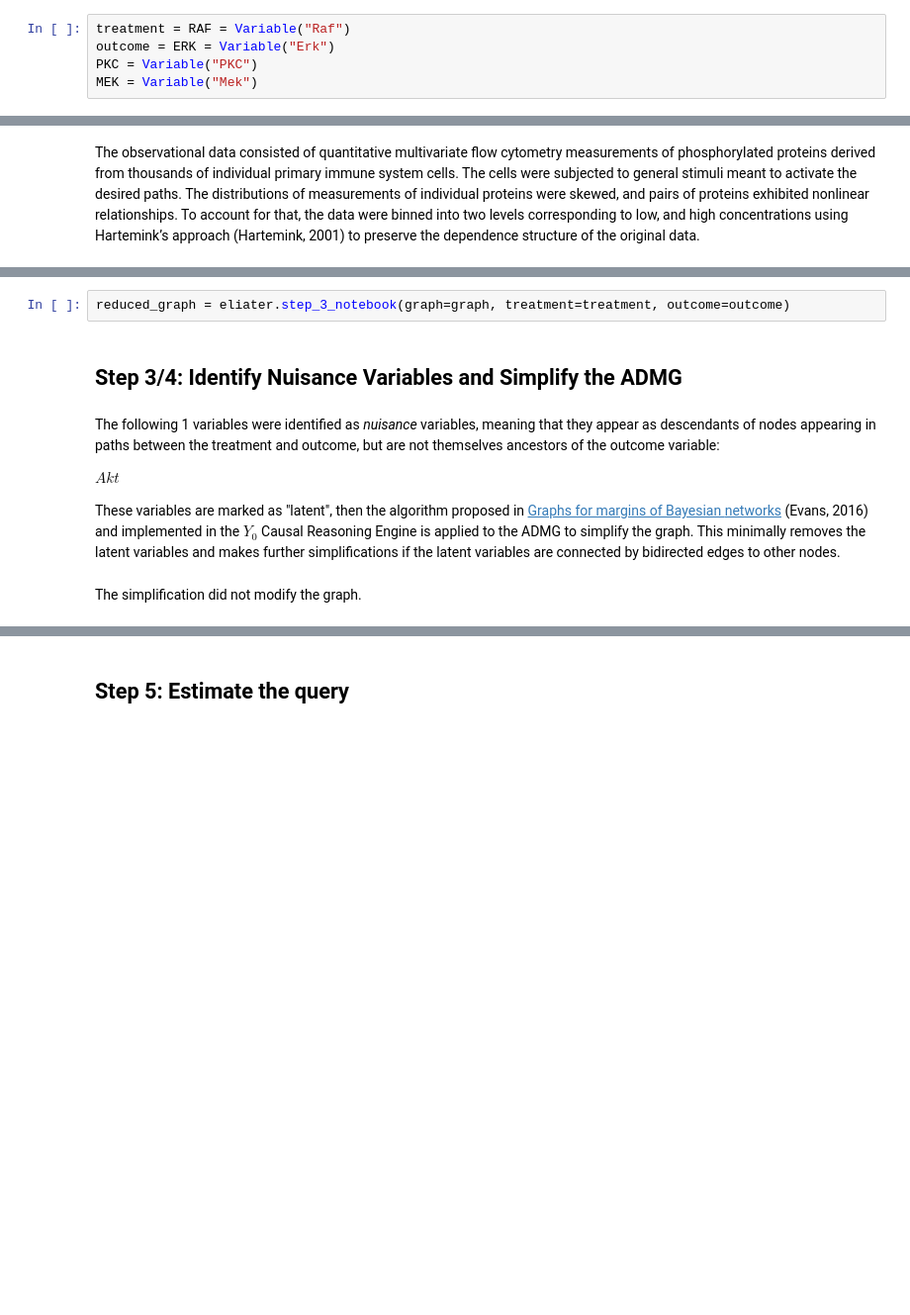
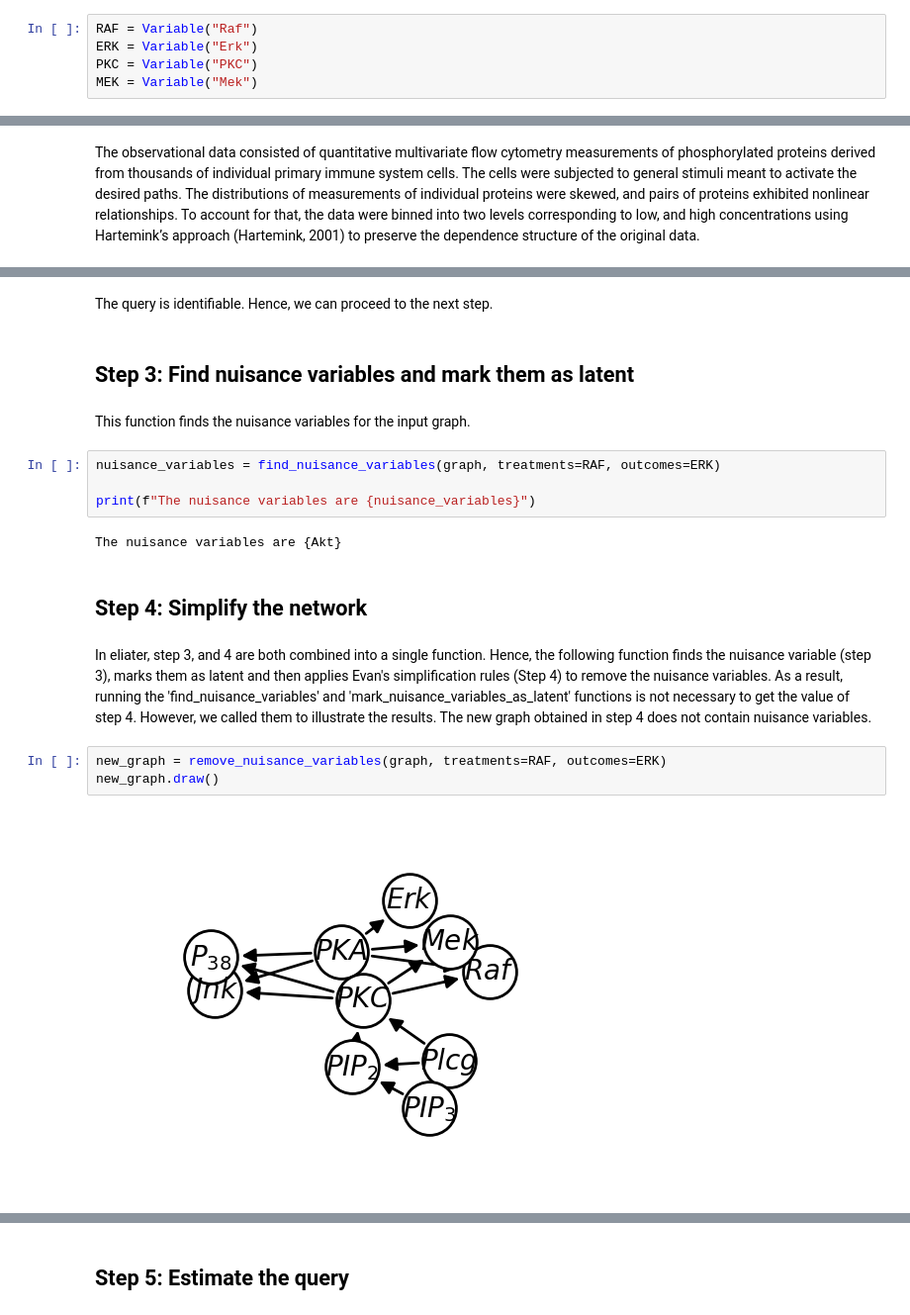
Before and after one commit to y0-causal-inference/eliater, a Jupyter notebook: notebooks/Case_study2_The_Tsignaling_pathway.ipynb, the cells around one changed output, grey strips where cells are left out. Shown at 99% size. Saved outputs shown, nothing was run; the diff lists cells and outputs as text; blank space fills up the shorter version.

Commit message:
Adding original notebooks without utils

```diff
--- a/notebooks/Case_study2_The_Tsignaling_pathway.ipynb
+++ b/notebooks/Case_study2_The_Tsignaling_pathway.ipynb
@@ -18,6 +25,6 @@ eliater.version_df()
 # %%
-treatment = RAF = Variable("Raf")
-outcome = ERK = Variable("Erk")
+RAF = Variable("Raf")
+ERK = Variable("Erk")
 PKC = Variable("PKC")
 MEK = Variable("Mek")
 # %% [markdown]
@@ -88,18 +99,21 @@ Because the query is identifiable, we can proceed to Step 3.
+# %% [markdown]
+The query is identifiable. Hence, we can proceed to the next step.
+# %% [markdown]
+## Step 3: Find nuisance variables and mark them as latent
+# %% [markdown]
+This function finds the nuisance variables for the input graph.
 # %%
-reduced_graph = eliater.step_3_notebook(graph=graph, treatment=treatment, outcome=outcome)
+nuisance_variables = find_nuisance_variables(graph, treatments=RAF, outcomes=ERK)
+
+print(f"The nuisance variables are {nuisance_variables}")
 # %% [output]
-## Step 3/4: Identify Nuisance Variables and Simplify the ADMG
-The following 1 variables were identified as _nuisance_ variables,
-meaning that they appear as descendants of nodes appearing in paths between
-the treatment and outcome, but are not themselves ancestors of the outcome variable:
-
-$Akt$
-
-These variables are marked as "latent", then
-the algorithm proposed in [Graphs for margins of Bayesian
-networks](https://arxiv.org/abs/1408.1809) (Evans, 2016) and implemented in
-the $Y_0$ Causal Reasoning Engine is applied to the ADMG to
-simplify the graph. This minimally removes the latent variables and makes
-further simplifications if the latent variables are connected by bidirected
-edges to other nodes.
-The simplification did not modify the graph.
+The nuisance variables are {Akt}
+# %% [markdown]
+## Step 4: Simplify the network
+# %% [markdown]
+In eliater, step 3, and 4 are both combined into a single function. Hence, the following function finds the nuisance variable (step 3), marks them as latent and then applies Evan's simplification rules (Step 4) to remove the nuisance variables. As a result, running the 'find_nuisance_variables' and 'mark_nuisance_variables_as_latent' functions is not necessary to get the value of step 4. However, we called them to illustrate the results. The new graph obtained in step 4 does not contain nuisance variables.
+# %%
+new_graph = remove_nuisance_variables(graph, treatments=RAF, outcomes=ERK)
+new_graph.draw()
+# %% [output]
+[figure, added]
```
Also changed, not shown: parts of 15 cells of this notebook, 2 other files.
